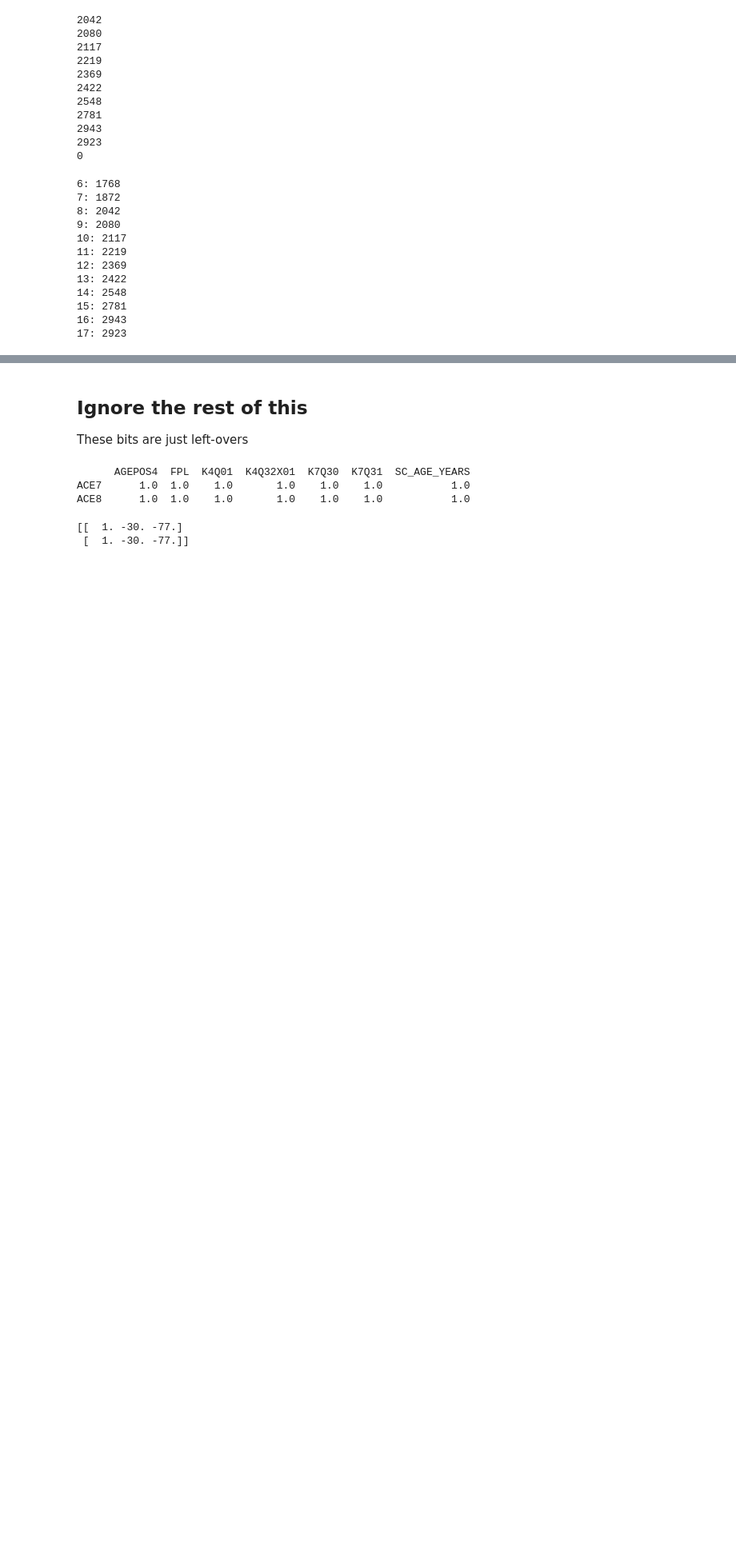
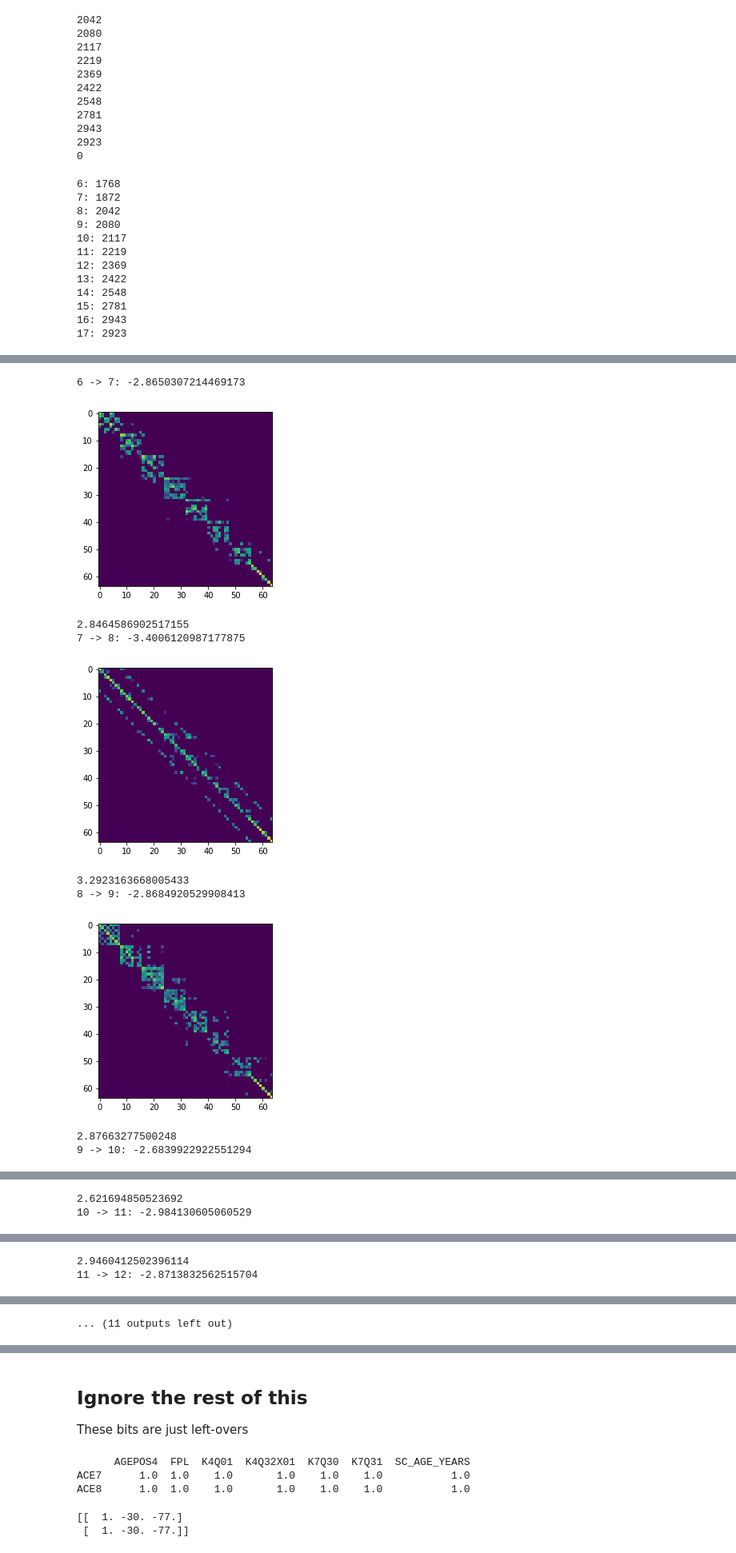
Before and after one commit to PSC-PublicHealth/synecoace, a Jupyter notebook: src/SampleModel.ipynb, the cells around one changed output, grey strips where cells are left out. Shown: that part at 80% size. Drawn from its saved outputs; the diff is of its cells as text; code cells hidden in the pictures; blank space fills up the shorter version.

```diff
--- a/src/SampleModel.ipynb
+++ b/src/SampleModel.ipynb
@@ -467,6 +475,7 @@ def genMetropolisSamples(nSamp, nIter, guess, lnLikFun, lnLikParams, mutator, mu
     """
     A, acceptanceRate = genRawMetropolisSamples(nSamp, nIter, guess, lnLikFun, lnLikParams,
                                                 mutator, mutatorParams, verbose=verbose)
+    nKeep = accepted.min()/10  # 10 mutations between samples to avoid correlation
     keepStep = nIter//nKeep
     burnIn = burninMutations * keepStep
     #print nKeep, keepStep, burnIn
@@ -559,16 +568,15 @@ def minimizeMe(wtVec,
     wtSer = pd.Series({'YEAR': wtVec[0],
                       'FPL': wtVec[1],
                       'SC_AGE_YEARS': wtVec[2],
-                      'K4Q01': wtVec[3],
-                      'K4Q32X01': wtVec[4],
-                      'K7Q30': wtVec[5],
-                      'K7Q31': wtVec[6],
-                      'AGEPOS4': wtVec[7]},
+                      'K4Q32X01': wtVec[3],
+                      'K7Q30': wtVec[4],
+                      'K7Q31': wtVec[5],
+                      'AGEPOS4': wtVec[6]},
                      index=subDF.columns)
     wtSer = wtSer.drop(labels=['ACE7', 'ACE8', 'FWC'])  # get the right index order but no extra entries
     mI = sampleAndCalcMI(wtSer, nSamp, nIter, sampler, testSampParams, genSampParams,
                          mutator, mutatorParams, drawGraph=False, verbose=False)
-    print mI
+    #print mI
     return -mI
 # %%
 nSamp = 1000
@@ -581,7 +589,7 @@ testSampParams = {'df': age6DF}
 genSampParams = {'df': age7DF}
 mutatorParams = {'stepSzV': stepsizes, 'df': age7DF}
 
-guess = np.array([1.0, 1.0e-4, 1.0, 1.0, 1.0, 1.0, 1.0, 1.0])
+guess = np.array([1.0, 1.0e-4, 1.0, 1.0, 1.0, 1.0, 1.0])
 rslt = minimize(minimizeMe, guess, (nSamp, nIter, sampler, testSampParams, genSampParams,
                                    mutate, mutatorParams), method='powell')
 print rslt
@@ -712,3 +713,0 @@ rsltD[(ageLow, ageHigh)] = rslt
-# %%
-finalMI = sampleAndCalcMI(rslt.x, nSamp, nIter, sampler, testSampParams, genSampParams,
-                          mutator, mutatorParams, drawGraph=True, verbose=True)
@@ -726,0 +718,27 @@ finalMI = sampleAndCalcMI(rslt.x, nSamp, nIter, sampler, testSampParams, genSamp
+# %%
+np.seterr(all='warn')
+for ageLow in range(6, 17):
+    ageHigh = ageLow + 1
+    rslt = rsltD[(ageLow, ageHigh)]
+    print '%s -> %s: %s' % (ageLow, ageHigh, rslt.fun)
+    nSamp = 1000
+    nIter = 1000
+    stepsizes = np.empty([nSamp])
+    stepsizes.fill(0.005)
+    testSampParams = {'df': ageDFD[ageLow]}
+    genSampParams = {'df': ageDFD[ageHigh]}
+    mutatorParams = {'stepSzV': stepsizes, 'df': ageDFD[ageHigh]}
+    finalMI = sampleAndCalcMI(rslt.x, nSamp, nIter, sampler, testSampParams, genSampParams,
+                              mutator, mutatorParams, drawGraph=True, verbose=False)
+    print finalMI
+# %% [output]
+6 -> 7: -2.8650307214469173
+[figure, added]
+2.8464586902517155
+7 -> 8: -3.4006120987177875
+[figure, added]
+3.2923163668005433
+8 -> 9: -2.8684920529908413
+[figure, added]
+2.87663277500248
+9 -> 10: -2.6839922922551294
@@ -726,0 +746,2 @@ finalMI = sampleAndCalcMI(rslt.x, nSamp, nIter, sampler, testSampParams, genSamp
+2.621694850523692
+10 -> 11: -2.984130605060529
@@ -726,0 +749,2 @@ finalMI = sampleAndCalcMI(rslt.x, nSamp, nIter, sampler, testSampParams, genSamp
+2.9460412502396114
+11 -> 12: -2.8713832562515704
@@ -726,0 +752 @@ finalMI = sampleAndCalcMI(rslt.x, nSamp, nIter, sampler, testSampParams, genSamp
+... (11 outputs left out)
```
Also changed, not shown: parts of 15 cells of this notebook, 1 other file.
